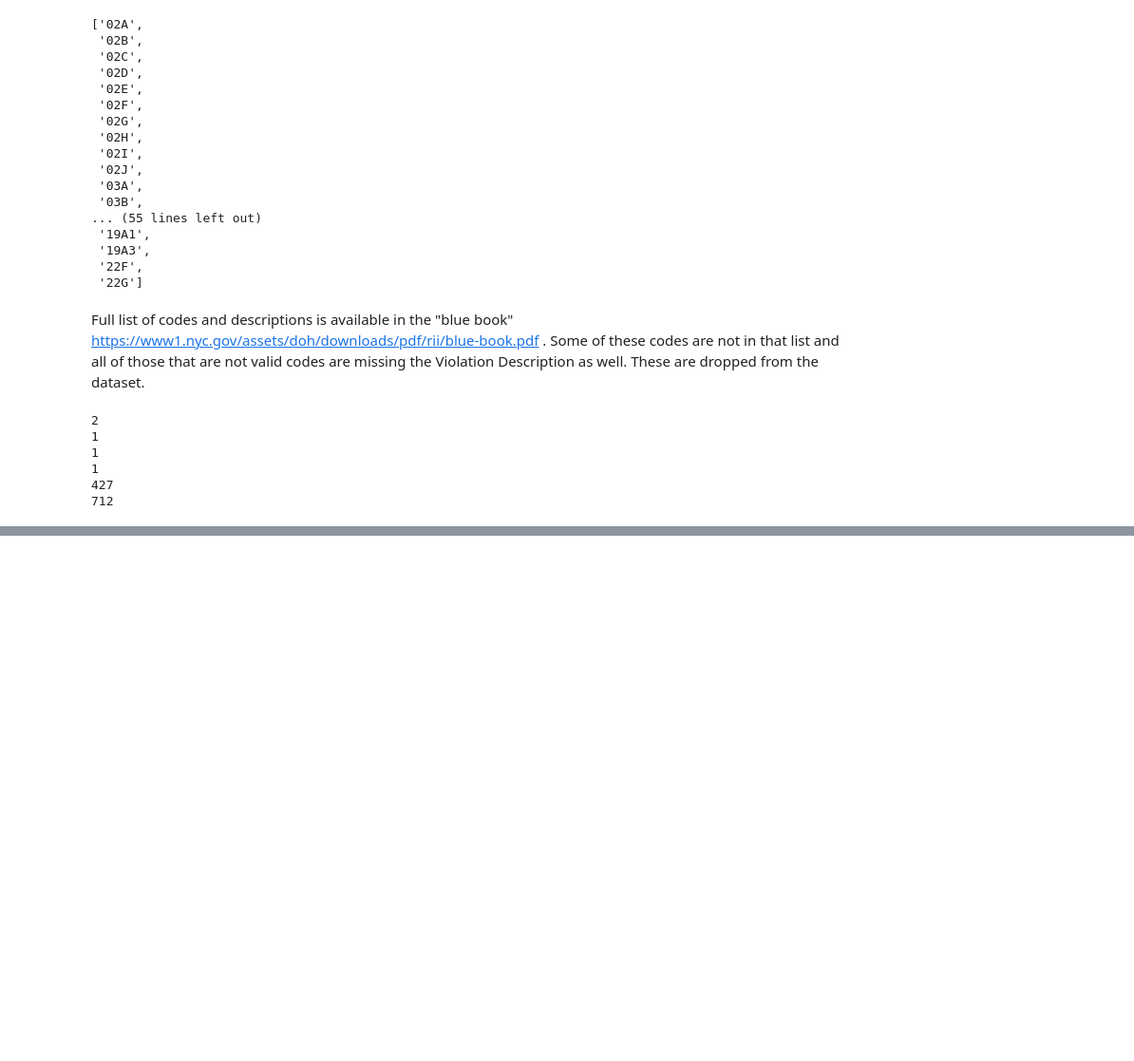
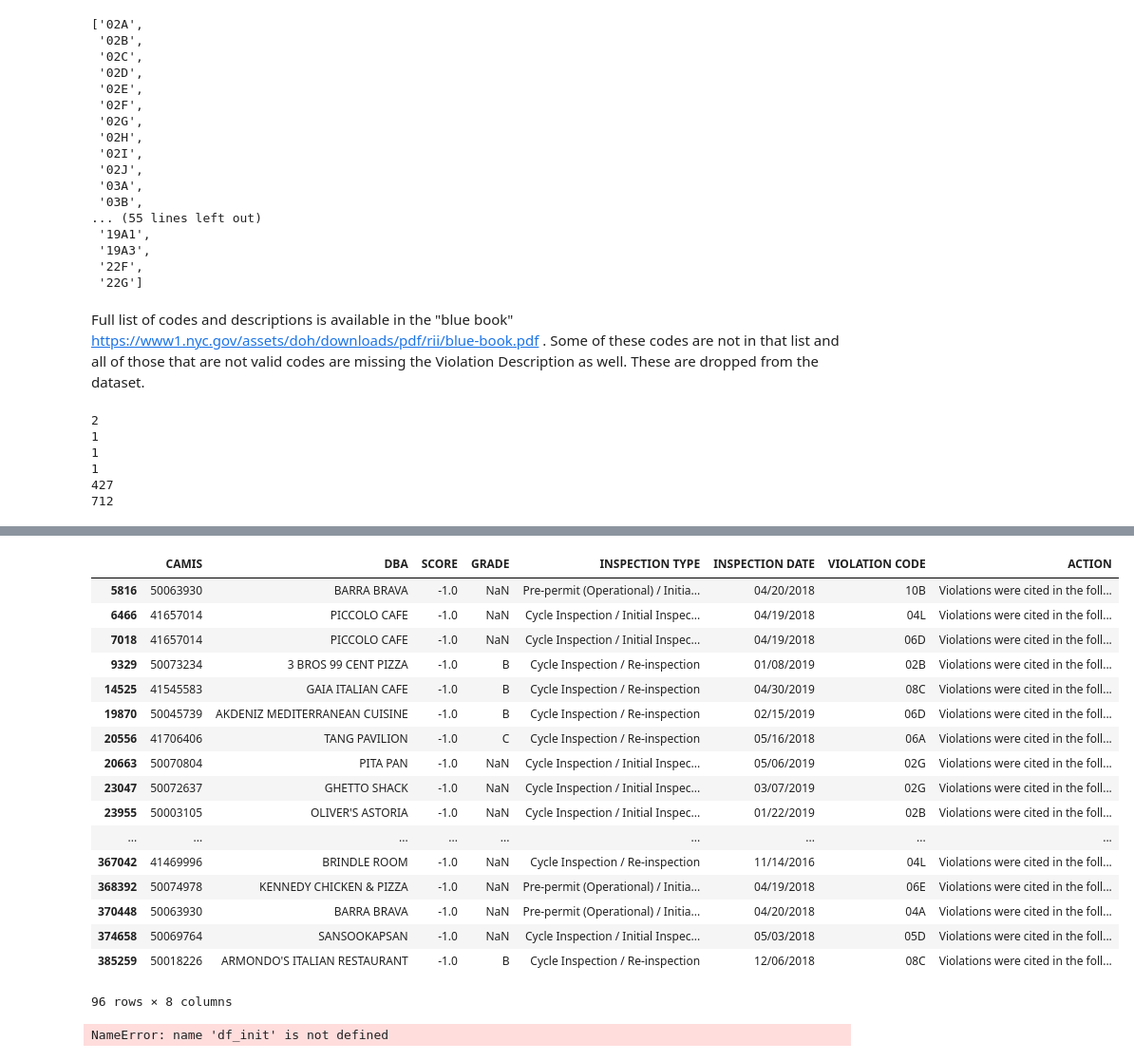
Before and after one commit to ktzioumis/New-York-Restaurant-Guide, a Jupyter notebook: Inspection Dataframe construction.ipynb, the cells around one changed output, grey strips where cells are left out. Shown: that part at 95% size. Drawn from its saved outputs; the diff is of its cells as text; code cells hidden in the pictures; blank space fills up the shorter version.

Commit message:
new book and initial insp df

```diff
--- a/Inspection Dataframe construction.ipynb
+++ b/Inspection Dataframe construction.ipynb
@@ -4,7 +4,7 @@ import numpy as np
 import matplotlib.pyplot as plt
 import folium
 
-df=pd.read_csv('DOHMH_New_York_City_Restaurant_Inspection_Results.csv')
+df=pd.read_csv('DOHMH_New_York_City_Restaurant_Inspection_Results (1).csv')
 df_cycles=df[df['INSPECTION TYPE'].str.contains('Cycle',regex=False, na=False)]
 df_cycles['INSPECTION DATE']=pd.to_datetime(df['INSPECTION DATE'])
 # %% [output]
@@ -133,0 +162,25 @@ sum(df_cycles.loc[df_cycles['CAMIS']==c].loc[df_cycles['INSPECTION DATE']==d]['V
+# %%
+df.loc[df['SCORE']<0][['CAMIS','DBA','SCORE','GRADE','INSPECTION TYPE','INSPECTION DATE','VIOLATION CODE','ACTION']]
+# %% [output]
+|  | CAMIS | DBA | SCORE | GRADE | INSPECTION TYPE | INSPECTION DATE | VIOLATION CODE | ACTION |
+| 5816 | 50063930 | BARRA BRAVA | -1.0 | NaN | Pre-permit (Operational) / Initia... | 04/20/2018 | 10B | Violations were cited in the foll... |
+| 6466 | 41657014 | PICCOLO CAFE | -1.0 | NaN | Cycle Inspection / Initial Inspec... | 04/19/2018 | 04L | Violations were cited in the foll... |
+| 7018 | 41657014 | PICCOLO CAFE | -1.0 | NaN | Cycle Inspection / Initial Inspec... | 04/19/2018 | 06D | Violations were cited in the foll... |
+| 9329 | 50073234 | 3 BROS 99 CENT PIZZA | -1.0 | B | Cycle Inspection / Re-inspection | 01/08/2019 | 02B | Violations were cited in the foll... |
+| 14525 | 41545583 | GAIA ITALIAN CAFE | -1.0 | B | Cycle Inspection / Re-inspection | 04/30/2019 | 08C | Violations were cited in the foll... |
+| 19870 | 50045739 | AKDENIZ MEDITERRANEAN CUISINE | -1.0 | B | Cycle Inspection / Re-inspection | 02/15/2019 | 06D | Violations were cited in the foll... |
+| 20556 | 41706406 | TANG PAVILION | -1.0 | C | Cycle Inspection / Re-inspection | 05/16/2018 | 06A | Violations were cited in the foll... |
+| 20663 | 50070804 | PITA PAN | -1.0 | NaN | Cycle Inspection / Initial Inspec... | 05/06/2019 | 02G | Violations were cited in the foll... |
+| 23047 | 50072637 | GHETTO SHACK | -1.0 | NaN | Cycle Inspection / Initial Inspec... | 03/07/2019 | 02G | Violations were cited in the foll... |
+| 23955 | 50003105 | OLIVER'S ASTORIA | -1.0 | NaN | Cycle Inspection / Initial Inspec... | 01/22/2019 | 02B | Violations were cited in the foll... |
+| ... | ... | ... | ... | ... | ... | ... | ... | ... |
+| 367042 | 41469996 | BRINDLE ROOM | -1.0 | NaN | Cycle Inspection / Re-inspection | 11/14/2016 | 04L | Violations were cited in the foll... |
+| 368392 | 50074978 | KENNEDY CHICKEN & PIZZA | -1.0 | NaN | Pre-permit (Operational) / Initia... | 04/19/2018 | 06E | Violations were cited in the foll... |
+| 370448 | 50063930 | BARRA BRAVA | -1.0 | NaN | Pre-permit (Operational) / Initia... | 04/20/2018 | 04A | Violations were cited in the foll... |
+| 374658 | 50069764 | SANSOOKAPSAN | -1.0 | NaN | Cycle Inspection / Initial Inspec... | 05/03/2018 | 05D | Violations were cited in the foll... |
+| 385259 | 50018226 | ARMONDO'S ITALIAN RESTAURANT | -1.0 | B | Cycle Inspection / Re-inspection | 12/06/2018 | 08C | Violations were cited in the foll... |
+96 rows × 8 columns
+# %%
+df_cycles.loc[df_cycles['CAMIS']==50072947][['CAMIS','DBA','SCORE','GRADE','INSPECTION TYPE','INSPECTION DATE','VIOLATION CODE','ACTION']]
+# %% [output]
+NameError: name 'df_init' is not defined
```
Also changed, not shown: parts of 6 cells of this notebook.
